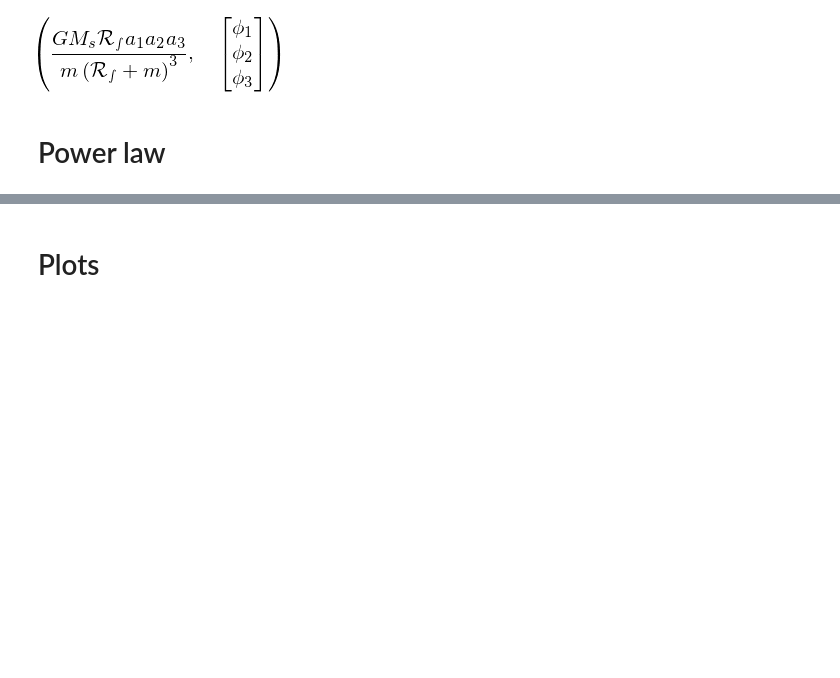
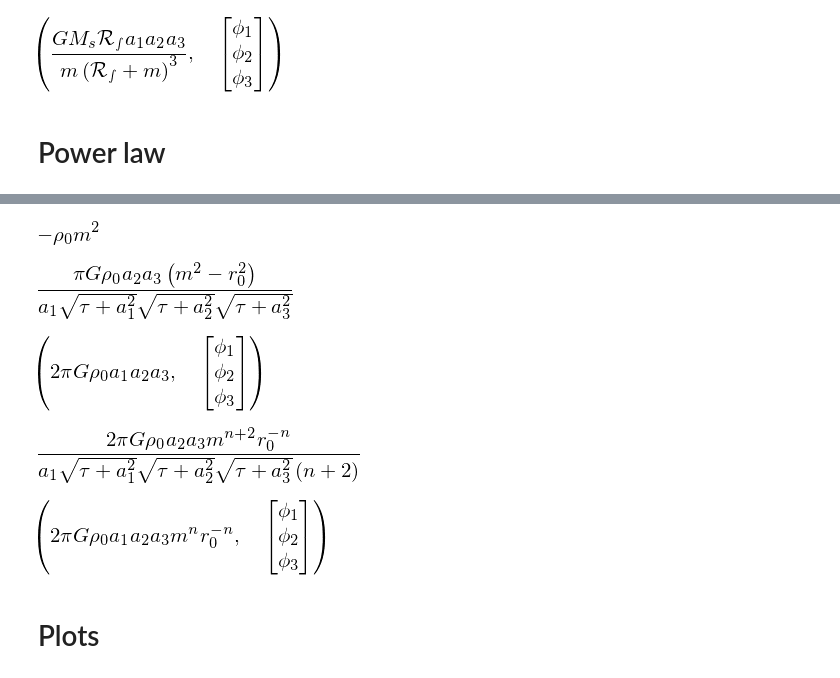
Before and after one commit to jsbarbosa/TesisFisica, a Jupyter notebook: Files/Week 7/TriaxialPotentials.ipynb, the cells around one changed output, grey strips where cells are left out. Saved outputs shown, nothing was run; the diff lists cells and outputs as text; code cells hidden in the pictures; blank space fills up the shorter version.

```diff
--- a/Files/Week 7/TriaxialPotentials.ipynb
+++ b/Files/Week 7/TriaxialPotentials.ipynb
@@ -121,3 +152,26 @@ factor, matrix
+# %%
+Phi = getPotential(Gas1).subs(m ** 2, m**2 - r_0**2)
+Phi
+# %% [output]
+[figure, added]
+[figure, added]
+# %%
+factor, matrix = gradient(Phi)
+factor, matrix
+# %% [output]
+[figure, added]
+# %%
+Phi = - 2 * rho_0 * r_0 ** -n * m ** (n + 2) / (n + 2)
+Phi *= 1 / spy.sqrt((tau + a_1 ** 2) * (tau + a_2 ** 2) * (tau + a_3 ** 2))
+Phi *= - spy.pi * G * a_2 * a_3 / a_1
+Phi
+# %% [output]
+[figure, added]
+# %%
+factor, matrix = gradient(Phi)
+factor, matrix
+# %% [output]
+[figure, added]
 # %% [markdown]
 # Plots
 # %%
```
Also changed, not shown: parts of 19 cells of this notebook, 17 other files.
